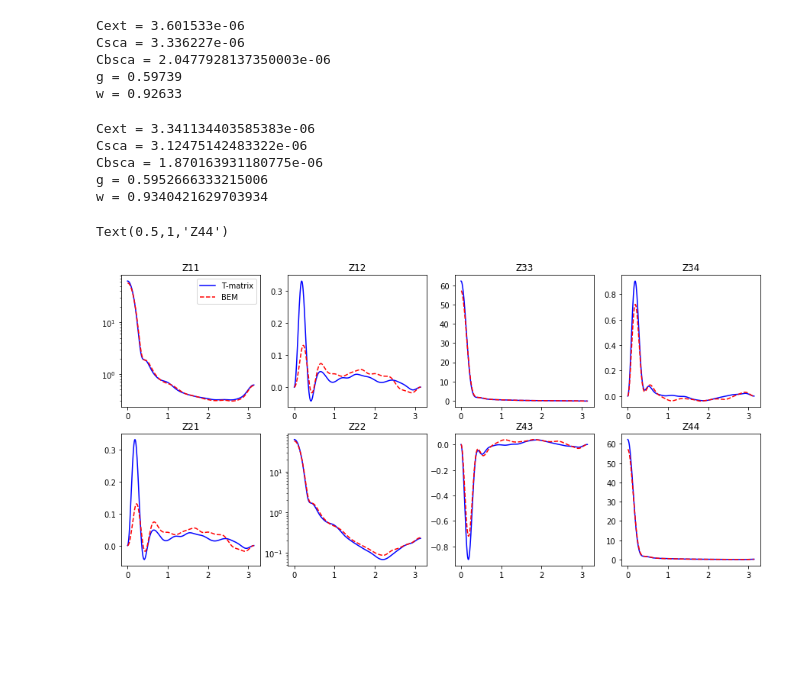
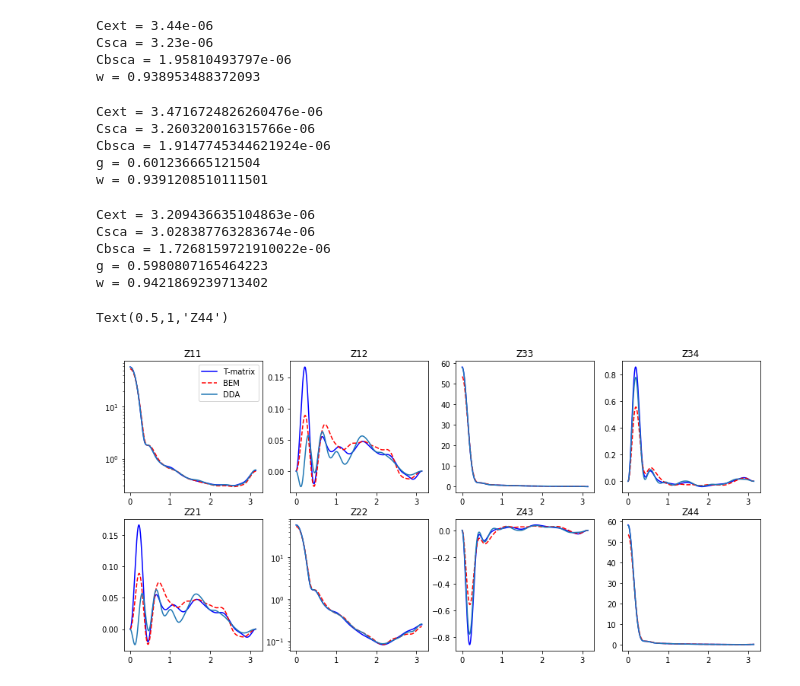
Before and after one commit to ankleanthous/8branch_aggregate, a Jupyter notebook: comparing_methods.ipynb, the cells around one changed output. Drawn from its saved outputs; the diff is of its cells as text; code cells hidden in the pictures; blank space fills up the shorter version.

```diff
--- a/comparing_methods.ipynb
+++ b/comparing_methods.ipynb
@@ -1,8 +1,11 @@
 # %%
 import numpy as np
-size = '2mm'
+size = '1,936mm'
 # %%
 if size == '1,936mm':
+    frequency = 657.3E9
+    wavelength = (3E8/frequency)
+    k_ext = 2 *np.pi/wavelength
     data_pm = np.loadtxt('Tmatrix/' + size + '/phase_matrix.txt')
     Z11_Tmatrix = data_pm[:,1]#*1E-12
     Z22_Tmatrix = data_pm[:,3]#*1E-12
@@ -13,10 +16,10 @@ if size == '1,936mm':
     Tmatrix_coords = data_pm[:,0]
     Tmatrix_coords = np.radians(Tmatrix_coords)
     data_SSPs = np.loadtxt('Tmatrix/' + size + '/SSPs.txt')
-    Cext_Tmatrix = data_SSPs[0] #* 1E-12 #converting to meters^2
-    Csca_Tmatrix = data_SSPs[1] #* 1E-12
+    Cext_Tmatrix = data_SSPs[0] /k_ext**2#* 1E-12 #converting to meters^2
+    Csca_Tmatrix = data_SSPs[1] /k_ext**2#* 1E-12
     g_Tmatrix = data_SSPs[2]
-    w_Tmatrix = Cext_Tmatrix/Csca_Tmatrix
+    w_Tmatrix = Csca_Tmatrix/Cext_Tmatrix
     Cbsca_Tmatrix = Z11_Tmatrix[-1] * Csca_Tmatrix
 else:
     data_pm = np.loadtxt('Tmatrix/' + size + '/phase_matrix.txt')
@@ -54,5 +59,5 @@ else:
 # %%
-with open('results/' + size + '/temperature200/timings_20_230leb_15gauss.txt', 'r') as file:
+with open('results/' + size + '/temperature190/timings_20_230leb_15gauss.txt', 'r') as file:
     line = file.readlines()
 
 Cext_bem = line[5]
@@ -67,12 +72,12 @@ Cbsca_bem = float(Cbsca_bem.replace('Cbsca avg: ', ''))
 g_bem = float(g_bem.replace('g avg: ', ''))
 w_bem = float(w_bem.replace('w avg: ', ''))
 
-Z11_bem = np.loadtxt('results/' + size + '/temperature200/Z11_20_230leb_15gauss.txt')
-Z12_bem = np.loadtxt('results/' + size + '/temperature200/Z12_20_230leb_15gauss.txt')
-Z22_bem = np.loadtxt('results/' + size + '/temperature200/Z22_20_230leb_15gauss.txt')
-Z33_bem = np.loadtxt('results/' + size + '/temperature200/Z33_20_230leb_15gauss.txt')
-Z34_bem = np.loadtxt('results/' + size + '/temperature200/Z34_20_230leb_15gauss.txt')
-Z44_bem = np.loadtxt('results/' + size + '/temperature200/Z44_20_230leb_15gauss.txt')
+Z11_bem = np.loadtxt('results/' + size + '/temperature190/Z11_20_230leb_15gauss.txt')
+Z12_bem = np.loadtxt('results/' + size + '/temperature190/Z12_20_230leb_15gauss.txt')
+Z22_bem = np.loadtxt('results/' + size + '/temperature190/Z22_20_230leb_15gauss.txt')
+Z33_bem = np.loadtxt('results/' + size + '/temperature190/Z33_20_230leb_15gauss.txt')
+Z34_bem = np.loadtxt('results/' + size + '/temperature190/Z34_20_230leb_15gauss.txt')
+Z44_bem = np.loadtxt('results/' + size + '/temperature190/Z44_20_230leb_15gauss.txt')
 # %%
 # Cext_perwave = line[15].replace('Cext: ', '').replace('\n','').strip('][').replace(']','').replace('[','').split(',')
 # Cext_perwave = [float(i) for i in Cext_perwave]
@@ -183,3 +198,13 @@ Error in w: 0.83255%
+# %%
+print('Cext = {0}'.format(Cext_DDA))
+print('Csca = {0}'.format(Csca_DDA))
+print('Cbsca = {0}'.format(Cbsca_DDA))
+print('w = {0}'.format(w_DDA))
+# %% [output]
+Cext = 3.44e-06
+Csca = 3.23e-06
+Cbsca = 1.95810493797e-06
+w = 0.938953488372093
 # %%
 print('Cext = {0}'.format(Cext_Tmatrix))
 print('Csca = {0}'.format(Csca_Tmatrix))
@@ -187,11 +212,11 @@ print('Cbsca = {0}'.format(Cbsca_Tmatrix))
 print('g = {0}'.format(g_Tmatrix))
 print('w = {0}'.format(w_Tmatrix))
 # %% [output]
-Cext = 3.601533e-06
-Csca = 3.336227e-06
-Cbsca = 2.0477928137350003e-06
-g = 0.59739
-w = 0.92633
+Cext = 3.4716724826260476e-06
+Csca = 3.260320016315766e-06
+Cbsca = 1.9147745344621924e-06
+g = 0.601236665121504
+w = 0.9391208510111501
 # %%
 print('Cext = {0}'.format(Cext_bem))
 print('Csca = {0}'.format(Csca_bem))
@@ -199,11 +224,11 @@ print('Cbsca = {0}'.format(Cbsca_bem))
 print('g = {0}'.format(g_bem))
 print('w = {0}'.format(w_bem))
 # %% [output]
-Cext = 3.341134403585383e-06
-Csca = 3.12475142483322e-06
-Cbsca = 1.870163931180775e-06
-g = 0.5952666333215006
-w = 0.9340421629703934
+Cext = 3.209436635104863e-06
+Csca = 3.028387763283674e-06
+Cbsca = 1.7268159721910022e-06
+g = 0.5980807165464223
+w = 0.9421869239713402
 # %%
 # print("Error in Csca: {0:.5%}".format(abs(Csca_bem_20 - Csca_Tmatrix)/Csca_Tmatrix))
 # print("Error in Cext: {0:.5%}".format(abs(Cext_bem_20 - Cext_Tmatrix)/Cext_Tmatrix))
@@ -220,59 +245,59 @@ w = 0.9340421629703934
 # %%
 %matplotlib inline
 import matplotlib.pyplot as plt
-scaling = 4*np.pi/Csca_bem#*1.0888010560282591
+scaling = 4*np.pi/Csca_bem
 angles_theta = np.linspace(0,np.pi,1801)
 
 fig, axs = plt.subplots(2, 4, figsize = (15,7))
 axs[0, 0].semilogy(Tmatrix_coords, Z11_Tmatrix, 'b', label = 'T-matrix')
 axs[0, 0].semilogy(angles_theta, scaling*Z11_bem, '--r', label = 'BEM')
-# axs[0, 0].semilogy(DDA_coords, Z11_DDA, label = 'DDA')
+axs[0, 0].semilogy(DDA_coords, Z11_DDA, label = 'DDA')
 axs[0, 0].set_title('Z11')
 axs[0, 0].legend()
 
 axs[0, 1].plot(Tmatrix_coords, Z12_Tmatrix, 'b', label = 'T-matrix')
 axs[0, 1].plot(angles_theta, scaling*Z12_bem, '--r', label = 'BEM')
-# axs[0, 1].plot(DDA_coords, Z12_DDA,  label = 'DDA')
+axs[0, 1].plot(DDA_coords, Z12_DDA,  label = 'DDA')
 axs[0, 1].set_title('Z12')
 # axs[0, 1].legend()
 
 axs[1, 0].plot(Tmatrix_coords, Z12_Tmatrix, 'b', label = 'T-matrix')
 axs[1, 0].plot(angles_theta, scaling*Z12_bem, '--r', label = 'BEM')
-# axs[1, 0].plot(DDA_coords, Z12_DDA,  label = 'DDA')
+axs[1, 0].plot(DDA_coords, Z12_DDA,  label = 'DDA')
 axs[1, 0].set_title('Z21')
 # axs[1, 0].legend()
 
 axs[1, 1].semilogy(Tmatrix_coords, Z22_Tmatrix, 'b', label = 'T-matrix')
 axs[1, 1].semilogy(angles_theta, scaling*Z22_bem, '--r', label = 'BEM')
-# axs[1, 1].semilogy(DDA_coords, Z22_DDA, label = 'DDA')
+axs[1, 1].semilogy(DDA_coords, Z22_DDA, label = 'DDA')
 axs[1, 1].set_title('Z22')
 # axs[1, 1].legend()
 
 axs[0, 2].plot(Tmatrix_coords, Z33_Tmatrix, 'b', label = 'T-matrix')
 axs[0, 2].plot(angles_theta,scaling* Z33_bem, '--r', label = 'BEM')
-# axs[0, 2].plot(DDA_coords, Z33_DDA, label = 'DDA')
+axs[0, 2].plot(DDA_coords, Z33_DDA, label = 'DDA')
 axs[0, 2].set_title('Z33')
 # axs[0, 2].legend()
 
 axs[0, 3].plot(Tmatrix_coords, Z34_Tmatrix, 'b', label = 'T-matrix')
 axs[0, 3].plot(angles_theta,scaling* Z34_bem, '--r', label = 'BEM')
-# axs[0, 3].plot(DDA_coords, Z34_DDA, label = 'DDA')
+axs[0, 3].plot(DDA_coords, Z34_DDA, label = 'DDA')
 axs[0, 3].set_title('Z34')
 # axs[0, 3].set_ylim([-0.2, 0.2])
 # axs[0, 3].legend()
 
 axs[1, 2].plot(Tmatrix_coords, -Z34_Tmatrix, 'b', label = 'T-matrix')
 axs[1, 2].plot(angles_theta,-scaling* Z34_bem, '--r', label = 'BEM')
-# axs[1, 2].plot(DDA_coords, -Z34_DDA, label = 'DDA')
+axs[1, 2].plot(DDA_coords, -Z34_DDA, label = 'DDA')
 axs[1, 2].set_title('Z43')
 # axs[1, 2].set_ylim([-0.2, 0.2])
 # axs[1, 2].legend()
 
 axs[1, 3].plot(Tmatrix_coords, Z44_Tmatrix, 'b', label = 'T-matrix')
 axs[1, 3].plot(angles_theta,scaling* Z44_bem, '--r', label = 'BEM')
-# axs[1, 3].plot(DDA_coords, Z44_DDA, label = 'DDA')
+axs[1, 3].plot(DDA_coords, Z44_DDA, label = 'DDA')
 axs[1, 3].set_title('Z44')
 # axs[1, 3].legend()
 # %% [output]
 Text(0.5,1,'Z44')
-[figure, old version]
+[figure, new version]
```
Also changed, not shown: parts of 5 cells of this notebook.
